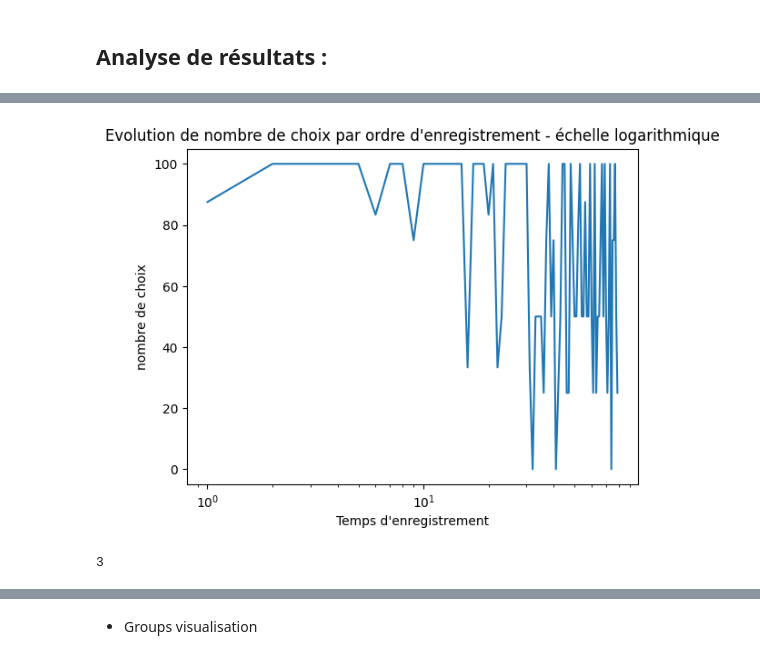
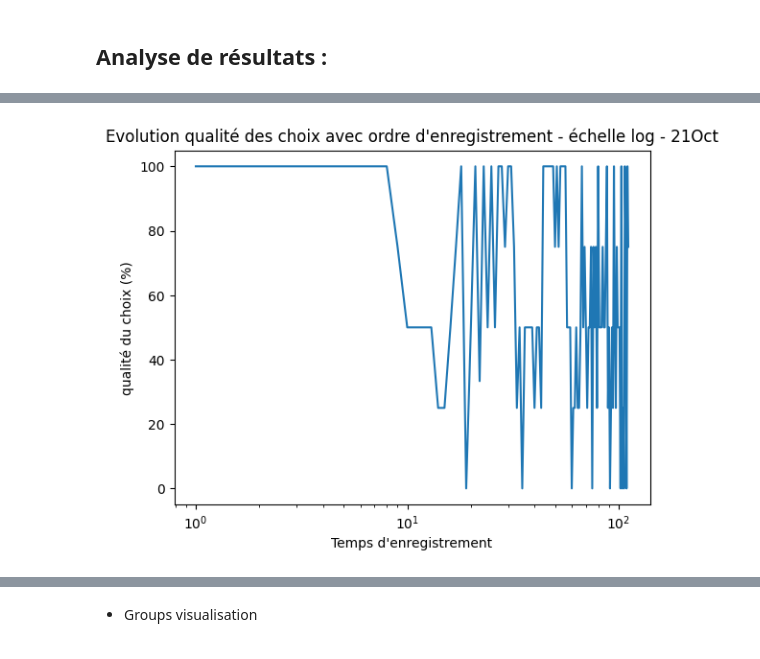
Before and after one commit to AlexandreRadigue/ST7_Opti_AirFrance, a Jupyter notebook: ST7 -Airfrance - Dynamique/DynamicModel.ipynb, the cells around one changed output, grey strips where cells are left out. Cells and saved outputs as stored; diff of their text form; code cells hidden in the pictures.

```diff
--- a/ST7 -Airfrance - Dynamique/DynamicModel.ipynb
+++ b/ST7 -Airfrance - Dynamique/DynamicModel.ipynb
@@ -926,7 +1053,7 @@ def ScoreTransit(Passengers_Assign_Dict) :
 
     z_transit = sum([Passengers_Assign_Dict[k][0]/Passengers[k]['transit'] for k in range(1, len(Passengers)+1)])
 
-    return (1- (z_transit- z_old)/z_old) * 100
+    return (1- (z_transit- z_old['objTransit'])/z_old['objTransit']) * 100
 # %%
 ScoreTransit(PassengersAssignOptimDict)
 # %% [output]
@@ -1286,11 +1439,11 @@ def CheckNewAllocation(Passengers_Assign_Dict,Seats_Assign_Dict):
         res = False
         return res
 
-    if ScoreTransit(Passengers_Assign_Dict)/ScoreTransit(PassengersAssignOptimDict) < 0.75 or ScoreTransit(Passengers_Assign_Dict)/ScoreTransit(PassengersAssignOptimDict) > 1.5:
+    if ScoreTransit(Passengers_Assign_Dict)/ScoreTransit(PassengersAssignOptimDict) < 0.75:
         res = False
         return res
 
-    if ScoreGrouping(Passengers_Assign_Dict, Seats_Assign_Dict)/ScoreGrouping(PassengersAssignOptimDict, SeatsAssignOptimDict) < 0.95 or ScoreGrouping(Passengers_Assign_Dict, Seats_Assign_Dict)/ScoreGrouping(PassengersAssignOptimDict, SeatsAssignOptimDict) > 1.5:
+    if ScoreGrouping(Passengers_Assign_Dict, Seats_Assign_Dict)[0]/ScoreGrouping(PassengersAssignOptimDict, SeatsAssignOptimDict)[0] < 0.95 :
         res = False
 
 
@@ -1363,19 +1516,22 @@ def Group_Registration(group_nbr,ChosenSeats = set(), RegisteredGroups =set(),Pa
         All_options= [choices[n] for n in random_numbers]
 
         for n in  range(1, len(random_numbers)+1):
-                print(f'Choice number {n} : ', choices[random_numbers[n-1]])
+                print(f'Choice number {n} for group {group_nbr} : ', choices[random_numbers[n-1]])
 
         while True :
-            #chosenAllocation_nbr = int(input('What\'s your chosen allocation ?'))
+
             chosenAllocation_nbr = random.randint(1,len(All_options))
+            break
             '''
-            if chosenAllocation_nbr not in range(min(len(choices),max_choices) +1):
+            chosenAllocation_nbr = int(input('What\'s your chosen allocation ?'))
+            if chosenAllocation_nbr not in range(1, len(All_options)):
                 print(f'Choose a number between 1 and {min(len(choices),max_choices)}')
                 chosenAllocation_nbr = int(input('What\'s your chosen allocation ?'))
             else :
                 break
             '''
-            break
+
+
 
 
         RegisteredGroups.add(group_nbr)
@@ -1471,29 +1625,31 @@ plt.show()
 # %%
 # Assuming ScoreRegisterDict is your dictionary
 values = list(ScoreChoiceDict.values())
 groups = list(ScoreChoiceDict.keys())
 
 # Create an array for the x-axis values
 x_values = np.arange(1, len(values) + 1)
 
-# Plot markers for groups with size 1
-'''
-for i in range(len(ScoreRegisterDict)):
-    if len(AllGroups[groups[i]]['passengers']) == 1:
-        if AllGroups[groups[i]]['Nbr_female'] == 1:
-            plt.plot(x_values[i], values[i], marker='o', markersize=4, color='red')
-        elif AllGroups[groups[i]]['Nbr_male'] == 1:
-            plt.plot(x_values[i], values[i], marker='o', markersize=4, color='black')
-        else :
-            plt.plot(x_values[i], values[i], marker='o', markersize=4, color='green')
-'''
+plt.semilogx(x_values, values)
 
-
-plt.semilogx(x_values, values)
 #plt.plot(x_values, values)
 plt.xlabel('Temps d\'enregistrement')
-plt.ylabel('nombre de choix')
-plt.title('Evolution de nombre de choix par ordre d\'enregistrement - échelle logarithmique')
+plt.ylabel('qualité du choix (%)')
+plt.title(f'Evolution qualité des choix avec ordre d\'enregistrement - échelle log - {date}')
+
+directory = f'./Résultats_dynamique/{date}/figures/'
+
+# Create the directory if it doesn't exist
+if not os.path.exists(directory):
+    os.makedirs(directory)
+
+# Define the filename
+filename = f'Evolution_qualt_choix_logx{date}.png'
+
+# Construct the full path
+save_path = os.path.join(directory, filename)
+plt.savefig(save_path)
+
 plt.show()
 # %% [output]
-[figure, old version]
+[figure, new version]
@@ -1502,4 +1655,0 @@ Group_Registration
-# %%
-ScoreRegisterDict[10]
-# %% [output]
-3
```
Also changed, not shown: parts of 44 cells of this notebook, 17 other files.
